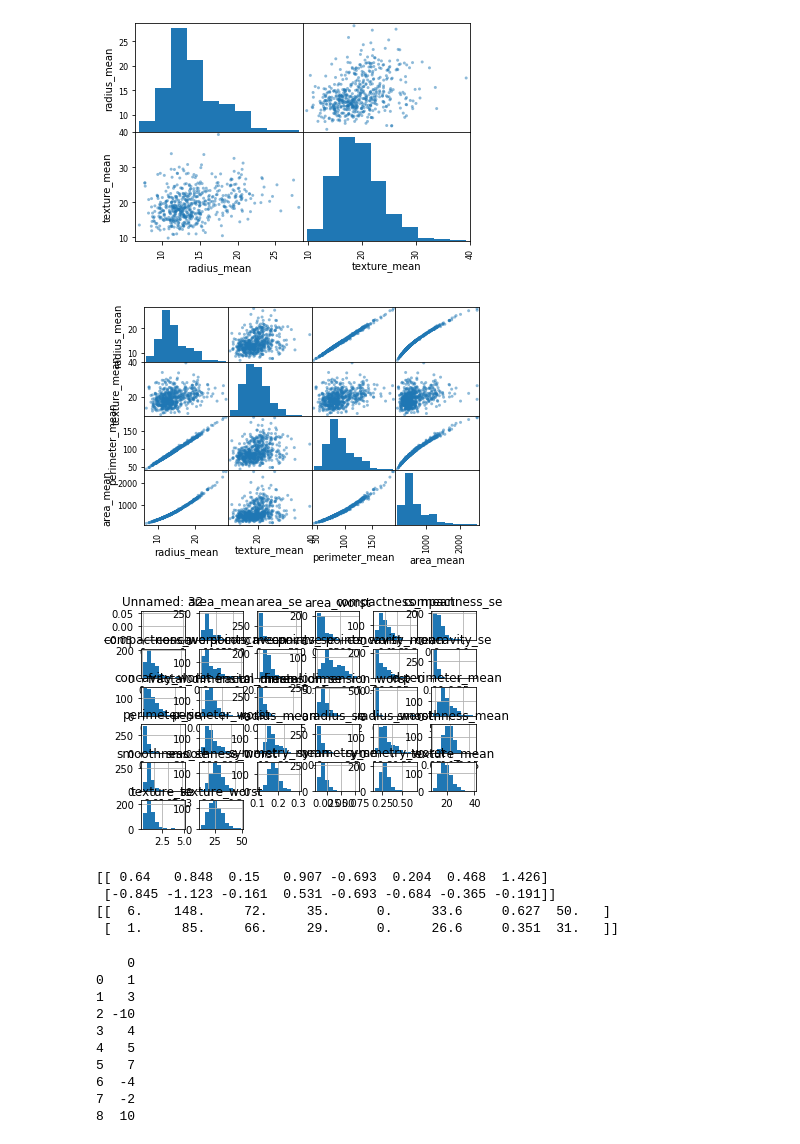
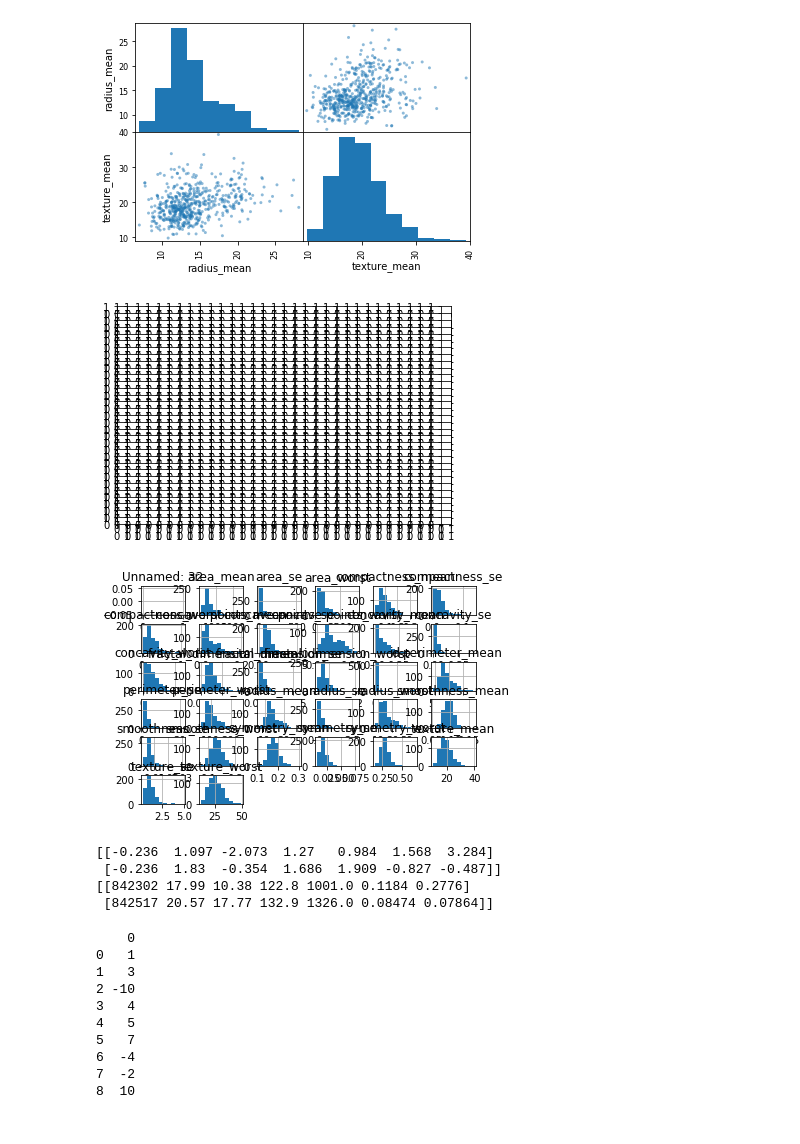
Before and after one commit to KVVaisakh/MachineLearning-DataMining, a Jupyter notebook: Lab1 - Data Loading, Summary, and Visualisation/lab1.ipynb, the cells around one changed output. Cells and saved outputs as stored; diff of their text form; code cells hidden in the pictures.

```diff
--- a/Lab1 - Data Loading, Summary, and Visualisation/lab1.ipynb
+++ b/Lab1 - Data Loading, Summary, and Visualisation/lab1.ipynb
@@ -215,19 +215,23 @@ plt.show()
 # %% [output]
 [figure]
 # %%
-scatter_matrix(data[['radius_mean','texture_mean','perimeter_mean','area_mean']]) #scatter plot
+try:
+    scatter_matrix(data) #scatter plot
+except ValueError:  #raised if `y` is empty.
+    pass
+ #scatter plot
 plt.show()
 data.hist() #histogram
 plt.show()
 # %% [output]
-[figure, old version]
+[figure, new version]
 [figure]
 # %%
 from sklearn.preprocessing import StandardScaler
 
 arr=data.values #convert data frame to array
-# X=arr[:,0:8] #split columns
-# Y=arr[:,8]
+X=arr[:,numpy.r_[0,2:8]] #split columns
+Y=arr[:,8]
 scaler=StandardScaler().fit(X) #fit data for standardization
 rescaledX=scaler.transform(X) #convert the data as per (x-µ)/σ
 numpy.set_printoptions(precision=3)
@@ -235,10 +239,10 @@ numpy.set_printoptions(precision=3)
 print(rescaledX[0:2,:])
 print(X[0:2,:])
 # %% [output]
-[[ 0.64   0.848  0.15   0.907 -0.693  0.204  0.468  1.426]
- [-0.845 -1.123 -0.161  0.531 -0.693 -0.684 -0.365 -0.191]]
-[[  6.    148.     72.     35.      0.     33.6     0.627  50.   ]
- [  1.     85.     66.     29.      0.     26.6     0.351  31.   ]]
+[[-0.236  1.097 -2.073  1.27   0.984  1.568  3.284]
+ [-0.236  1.83  -0.354  1.686  1.909 -0.827 -0.487]]
+[[842302 17.99 10.38 122.8 1001.0 0.1184 0.2776]
+ [842517 20.57 17.77 132.9 1326.0 0.08474 0.07864]]
 # %%
 myarray=numpy.array([1,3,-10,4,5,7,-4,-2,10])
 mydataframe = pandas.DataFrame(myarray)
```
